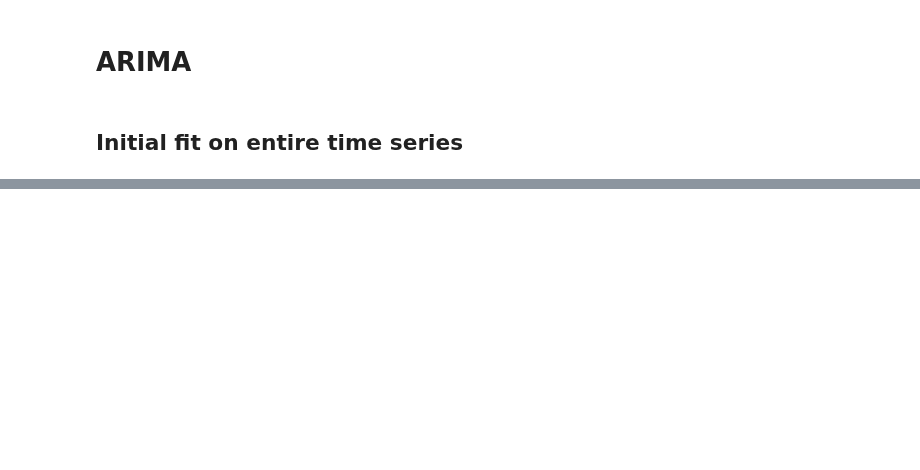
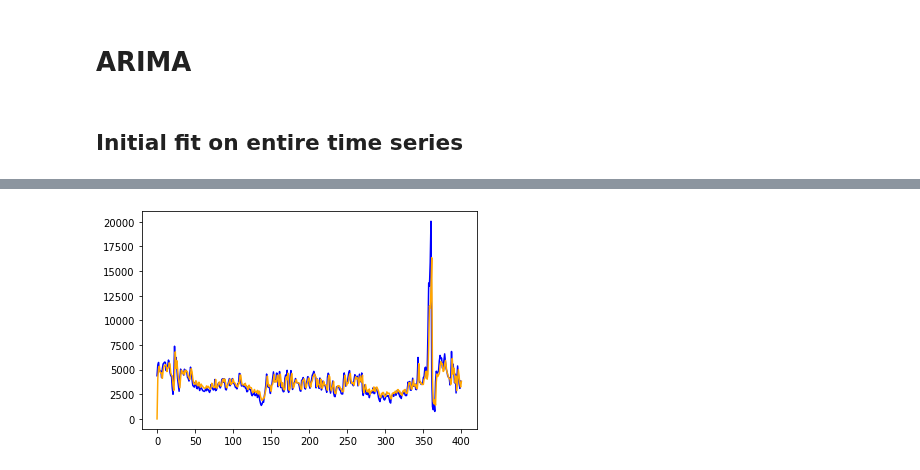
Before and after one commit to sjsivert/Masteroppgave, a Jupyter notebook: notebooks/skk_ARIMA_exploration.ipynb, the cells around one changed output, grey strips where cells are left out. Drawn from its saved outputs; the diff is of its cells as text; code cells hidden in the pictures; blank space fills up the shorter version.

Commit message:
C: Make ARIMA predictions

```diff
--- a/notebooks/skk_ARIMA_exploration.ipynb
+++ b/notebooks/skk_ARIMA_exploration.ipynb
@@ -105,0 +196,7 @@ residuals.describe()
+# %%
+# Select number of data points
+nr_datapoints = 400
+
+# Training and testing set
+training_set = category_data["hits"][:nr_datapoints]
+training_set = training_set.reset_index(drop=True)
@@ -105,0 +218,10 @@ residuals.describe()
+# %%
+# ARIMA
+# Create model, data -> hits
+model = ARIMA(
+    training_set,
+    order=(1,1,1)
+)
+# Fit model
+model_fit = model.fit()
+model_fit.summary()
@@ -105,0 +247,8 @@ residuals.describe()
+# %%
+prediction_set = model_fit.predict(0,nr_datapoints)
+
+plt.plot(training_set, 'blue')
+plt.plot(prediction_set, 'orange')
+plt.show()
+# %% [output]
+[figure, added]
```
Also changed, not shown: parts of 14 cells of this notebook.
